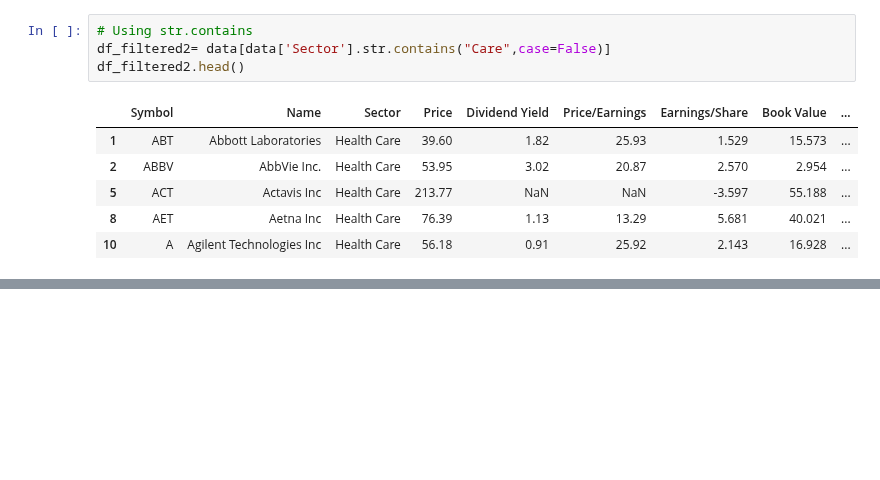
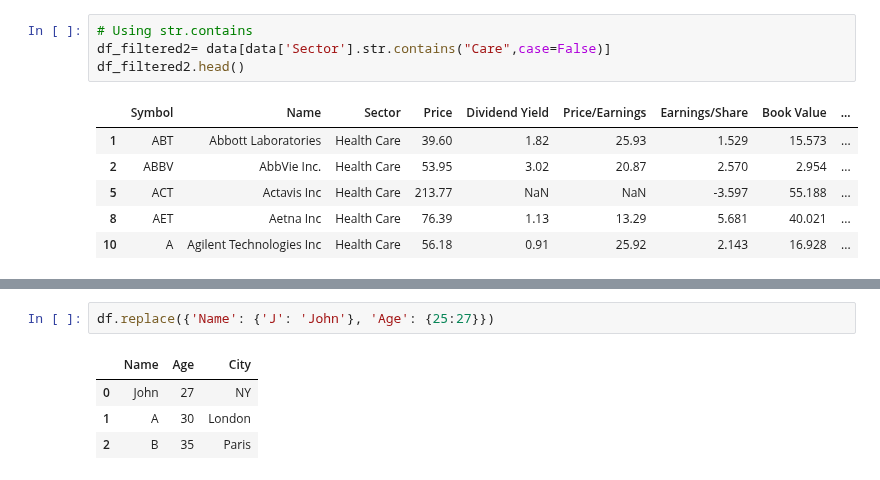
Before and after one commit to HenryHai0407/Web_Scraping_Python, a Jupyter notebook: de_exercise/de_exercise_4.ipynb, the cells around one changed output, grey strips where cells are left out. Drawn from its saved outputs; the diff is of its cells as text; blank space fills up the shorter version.

```diff
--- a/de_exercise/de_exercise_4.ipynb
+++ b/de_exercise/de_exercise_4.ipynb
@@ -512,0 +510,7 @@ df_filtered2.head()
+# %%
+df.replace({'Name': {'J': 'John'}, 'Age': {25:27}})
+# %% [output]
+|  | Name | Age | City |
+| 0 | John | 27 | NY |
+| 1 | A | 30 | London |
+| 2 | B | 35 | Paris |
```
Also changed, not shown: parts of 5 cells of this notebook.
